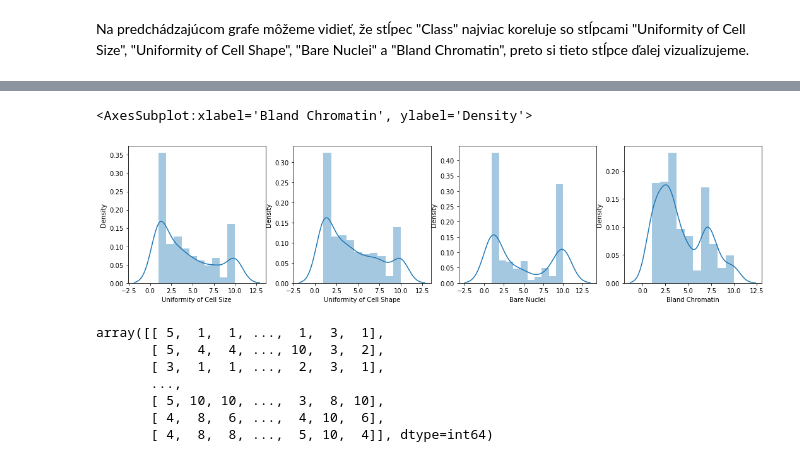
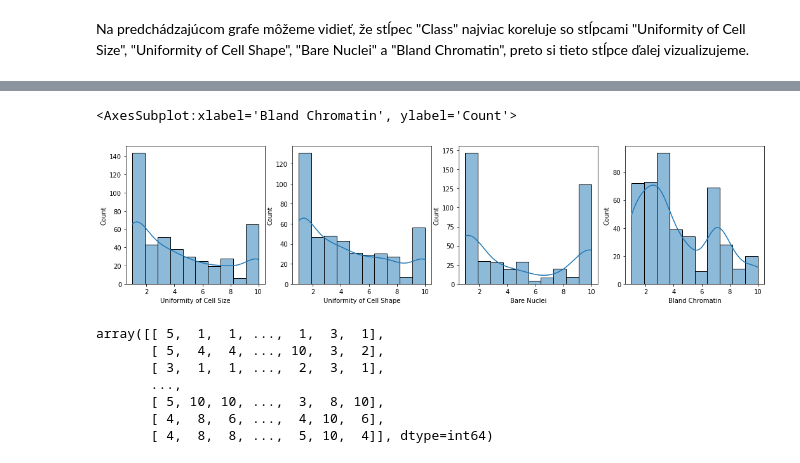
Before and after one commit to AMi-bot/Mikova_NS2021, a Jupyter notebook: mikova_ns2021.ipynb, the cells around one changed output, grey strips where cells are left out. Drawn from its saved outputs; the diff is of its cells as text; code cells hidden in the pictures.

```diff
--- a/mikova_ns2021.ipynb
+++ b/mikova_ns2021.ipynb
@@ -144,14 +135,14 @@ plt.show()
 # %%
 #vizualizacia relevantnych stlpcov pre vsetky data - histogamy
 
 fig, axes = plt.subplots(1,4, figsize=(18,4))
-sb.distplot(dataset['Uniformity of Cell Size'], bins=10, kde=True, ax=axes[0])
-sb.distplot(dataset['Uniformity of Cell Shape'], bins=10, kde=True, ax=axes[1])
-sb.distplot(dataset['Bare Nuclei'], bins=10, kde=True, ax=axes[2])
-sb.distplot(dataset['Bland Chromatin'], bins=10, kde=True, ax=axes[3])
+sb.histplot(dataset['Uniformity of Cell Size'], bins=10, kde=True, ax=axes[0])
+sb.histplot(dataset['Uniformity of Cell Shape'], bins=10, kde=True, ax=axes[1])
+sb.histplot(dataset['Bare Nuclei'], bins=10, kde=True, ax=axes[2])
+sb.histplot(dataset['Bland Chromatin'], bins=10, kde=True, ax=axes[3])
 # %% [output]
-<AxesSubplot:xlabel='Bland Chromatin', ylabel='Density'>
+<AxesSubplot:xlabel='Bland Chromatin', ylabel='Count'>
-[figure, old version]
+[figure, new version]
 # %%
 y = dataset.iloc[:,9].values
 X = dataset.iloc[:,0:8].values
```
Also changed, not shown: parts of 5 cells of this notebook.
